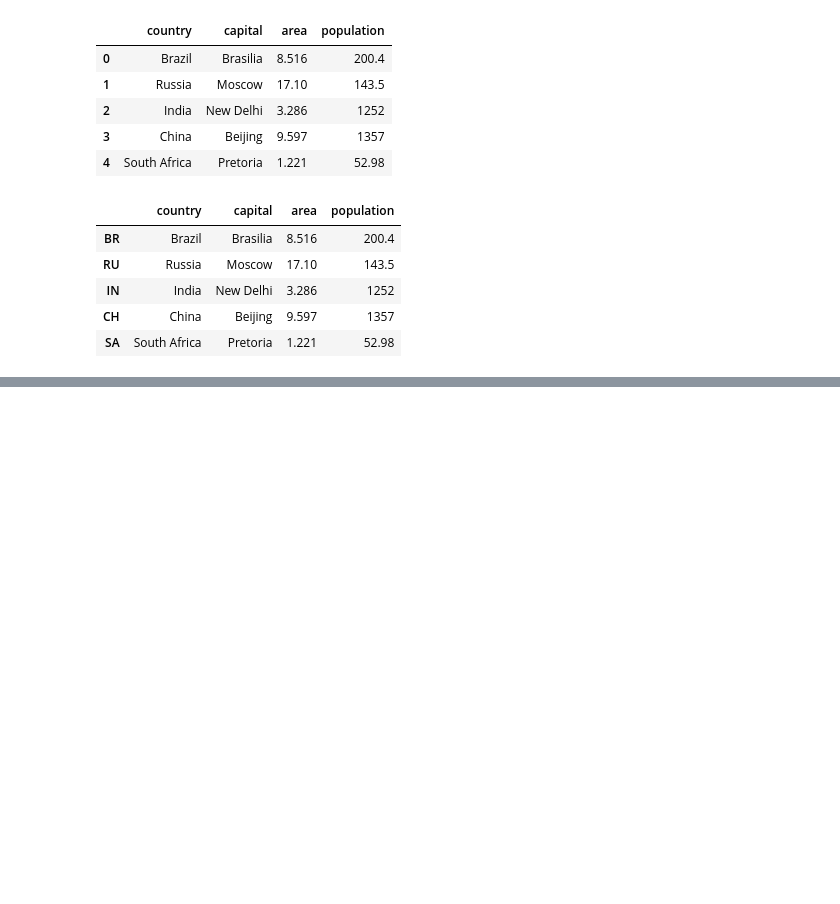
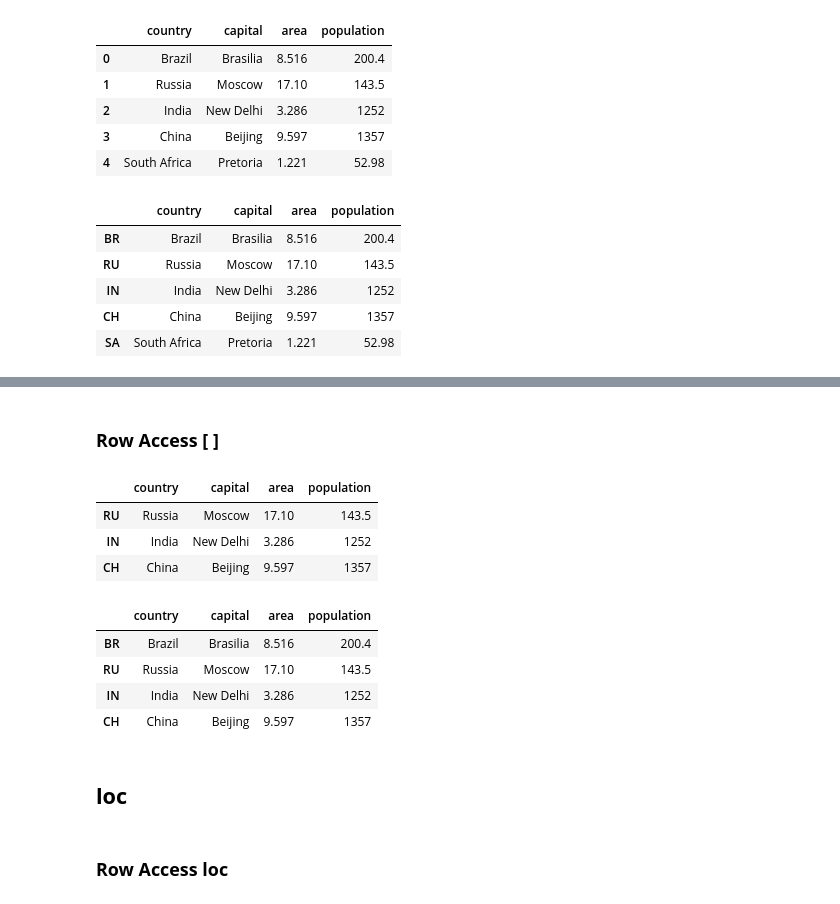
Before and after one commit to Syeda-Eman/40-days-of-Python, a Jupyter notebook: Day_15.ipynb, the cells around one changed output, grey strips where cells are left out. Saved outputs shown, nothing was run; the diff lists cells and outputs as text; code cells hidden in the pictures; blank space fills up the shorter version.

```diff
--- a/Day_15.ipynb
+++ b/Day_15.ipynb
@@ -48,0 +77,22 @@ bric
+# %% [markdown]
+### **Row Access [ ]**
+# %%
+#slicing
+bric[1:4]
+# %% [output]
+|  | country | capital | area | population |
+| RU | Russia | Moscow | 17.10 | 143.5 |
+| IN | India | New Delhi | 3.286 | 1252 |
+| CH | China | Beijing | 9.597 | 1357 |
+# %%
+bric[0:4]
+# %% [output]
+|  | country | capital | area | population |
+| BR | Brazil | Brasilia | 8.516 | 200.4 |
+| RU | Russia | Moscow | 17.10 | 143.5 |
+| IN | India | New Delhi | 3.286 | 1252 |
+| CH | China | Beijing | 9.597 | 1357 |
+# %% [markdown]
+## **loc**
+# %% [markdown]
+### **Row Access loc**
```
Also changed, not shown: parts of 26 cells of this notebook.
